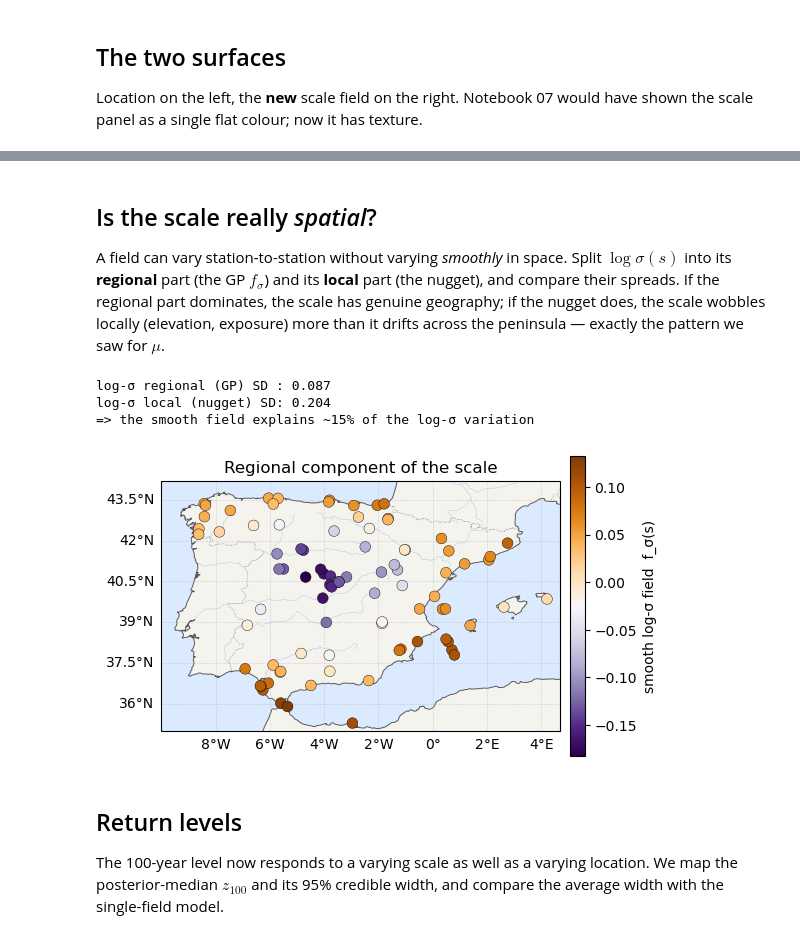
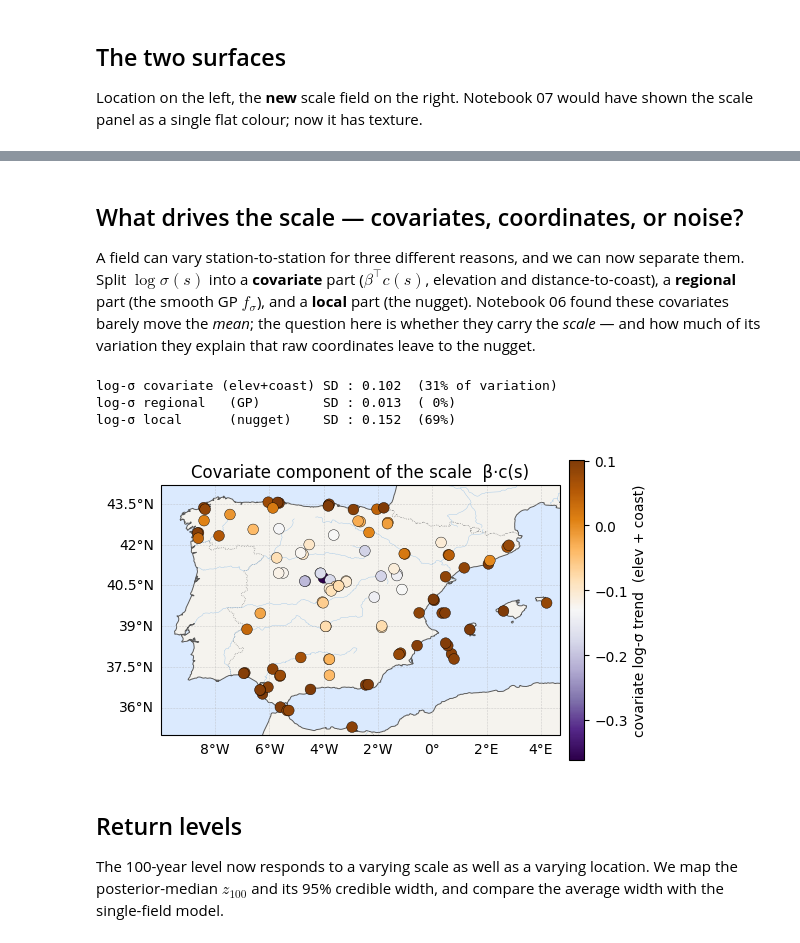
Before and after one commit to jejjohnson/research_notebook, a Jupyter notebook: projects/spatial_extremes/notebooks/03_spatial_gev/08_spatial_gp_mu_sigma.ipynb, the cells around one changed output, grey strips where cells are left out. Cells and saved outputs as stored; diff of their text form; code cells hidden in the pictures.

```diff
--- a/projects/spatial_extremes/notebooks/03_spatial_gev/08_spatial_gp_mu_sigma.ipynb
+++ b/projects/spatial_extremes/notebooks/03_spatial_gev/08_spatial_gp_mu_sigma.ipynb
@@ -77,7 +79,7 @@ import matplotlib.pyplot as plt
 import numpyro
 import numpyro.distributions as ndist
 from numpyro.infer import SVI, Trace_ELBO, Predictive, MCMC, NUTS
-from numpyro.infer.autoguide import AutoLaplaceApproximation
+from numpyro.infer.autoguide import AutoLaplaceApproximation, AutoNormal
 from numpyro.infer.initialization import init_to_median
 
 from pyrox.gp import GPPrior, Matern, gp_sample
@@ -99,4 +101,14 @@ Y_MEAN = float(np.nanmean(maxima))
 LENGTHSCALE = 0.8                             # fixed regional lengthscale (std units)
 print("source:", "REAL" if is_real else "SYNTHETIC",
       "| stations", S, "| years", f"{years.min()}-{years.max()}", f"({T})")
+
+# physical covariates for the scale field (derived in notebook 06),
+# standardised so each coefficient is the log-σ change per 1 SD of the feature
+from spatial_extremes.features import load_station_features
+
+_feat = load_station_features(stations)
+COV_COLS = ["elevation", "dist_coast_km"]
+COV_LABELS = ["elevation", "dist-to-coast"]
+_C = _feat[COV_COLS].to_numpy()
+C = jnp.asarray((_C - _C.mean(0)) / _C.std(0))   # (S, n_cov)
 # %% [output]
@@ -181,7 +216,8 @@ global tail.
 # %%
 lap = guide.sample_posterior(jr.PRNGKey(1), res.params, sample_shape=(600,))
 pred = Predictive(model, posterior_samples=lap,
-                  return_sites=["mu_field", "sigma_field", "f_mu_s", "f_ls_s", "xi"])
+                  return_sites=["mu_field", "sigma_field", "f_mu_s", "f_ls_s", "xi",
+                                "beta_ls", "cov_ls"])
 draws = pred(jr.PRNGKey(2), Xn)
 
 mu_field = np.asarray(draws["mu_field"])      # (n, S)
@@ -197,4 +233,11 @@ print(f"scale    σ(s) range : {sig_med.min():.2f} -> {sig_med.max():.2f} °C "
       f"(global σ in nb 07 was ≈ 1.8)")
 print(f"smooth log-σ field vs latitude: corr = "
       f"{np.corrcoef(f_ls.mean(0), lat)[0, 1]:+.2f}")
+
+beta = np.asarray(draws["beta_ls"])              # (n, n_cov)
+print("log-σ covariate effects (per 1 SD, 95% CI):")
+for j, labj in enumerate(COV_LABELS):
+    lo, hi = np.quantile(beta[:, j], [0.025, 0.975])
+    flag = "← excludes 0" if (lo > 0 or hi < 0) else ""
+    print(f"  β[{labj:13s}] = {beta[:, j].mean():+.3f}  ({lo:+.2f}, {hi:+.2f})  {flag}")
 # %% [output]
@@ -220,30 +266,37 @@ for vals, label, cmap in [(mu_med, "μ(s)  location (°C)", "RdYlBu_r"),
 # %% [markdown]
-## Is the scale really *spatial*?
+## What drives the scale — covariates, coordinates, or noise?
 
-A field can vary station-to-station without varying *smoothly* in space. Split
-$\log\sigma(s)$ into its **regional** part (the GP $f_\sigma$) and its **local**
-part (the nugget), and compare their spreads. If the regional part dominates, the
-scale has genuine geography; if the nugget does, the scale wobbles locally
-(elevation, exposure) more than it drifts across the peninsula — exactly the
-pattern we saw for $\mu$.
+A field can vary station-to-station for three different reasons, and we can now
+separate them. Split $\log\sigma(s)$ into a **covariate** part ($\beta^\top c(s)$,
+elevation and distance-to-coast), a **regional** part (the smooth GP $f_\sigma$),
+and a **local** part (the nugget). Notebook 06 found these covariates barely move
+the *mean*; the question here is whether they carry the *scale* — and how much of
+its variation they explain that raw coordinates leave to the nugget.
 # %%
-f_ls_med = f_ls.mean(0)                                   # smooth log-scale field
-local = np.log(sig_med) - (np.log(sig_med).mean() + f_ls_med)  # nugget remainder
-print(f"log-σ regional (GP) SD : {f_ls_med.std():.3f}")
-print(f"log-σ local (nugget) SD: {local.std():.3f}")
-share = f_ls_med.std()**2 / (f_ls_med.std()**2 + local.std()**2)
-print(f"=> the smooth field explains ~{100 * share:.0f}% of the log-σ variation")
+cov_ls = np.asarray(draws["cov_ls"])                      # (n, S) covariate trend
+cov_med = cov_ls.mean(0)
+f_ls_med = f_ls.mean(0)                                   # smooth GP residual
+logsig = np.log(sig_med)
+
+cov_c = cov_med - cov_med.mean()
+gp_c = f_ls_med - f_ls_med.mean()
+local = (logsig - logsig.mean()) - cov_c - gp_c           # local (nugget) remainder
+v_cov, v_gp, v_loc = cov_c.std() ** 2, gp_c.std() ** 2, local.std() ** 2
+tot = v_cov + v_gp + v_loc
+print(f"log-σ covariate (elev+coast) SD : {cov_c.std():.3f}  ({100 * v_cov / tot:2.0f}% of variation)")
+print(f"log-σ regional   (GP)        SD : {gp_c.std():.3f}  ({100 * v_gp / tot:2.0f}%)")
+print(f"log-σ local      (nugget)    SD : {local.std():.3f}  ({100 * v_loc / tot:2.0f}%)")
 
 ax = iberia_axes(figsize=(6.2, 5.2))
-scatter_field(ax, lon, lat, f_ls_med, label="smooth log-σ field  f_σ(s)",
+scatter_field(ax, lon, lat, cov_med, label="covariate log-σ trend  (elev + coast)",
               cmap="PuOr_r")
-ax.set_title("Regional component of the scale")
+ax.set_title("Covariate component of the scale  β·c(s)")
 plt.show()
 # %% [output]
-log-σ regional (GP) SD : 0.087
-log-σ local (nugget) SD: 0.204
-=> the smooth field explains ~15% of the log-σ variation
+log-σ covariate (elev+coast) SD : 0.102  (31% of variation)
+log-σ regional   (GP)        SD : 0.013  ( 0%)
+log-σ local      (nugget)    SD : 0.152  (69%)
-[figure, old version]
+[figure, new version]
 # %% [markdown]
 ## Return levels
 
```
Also changed, not shown: parts of 12 cells of this notebook, 5 other files.
